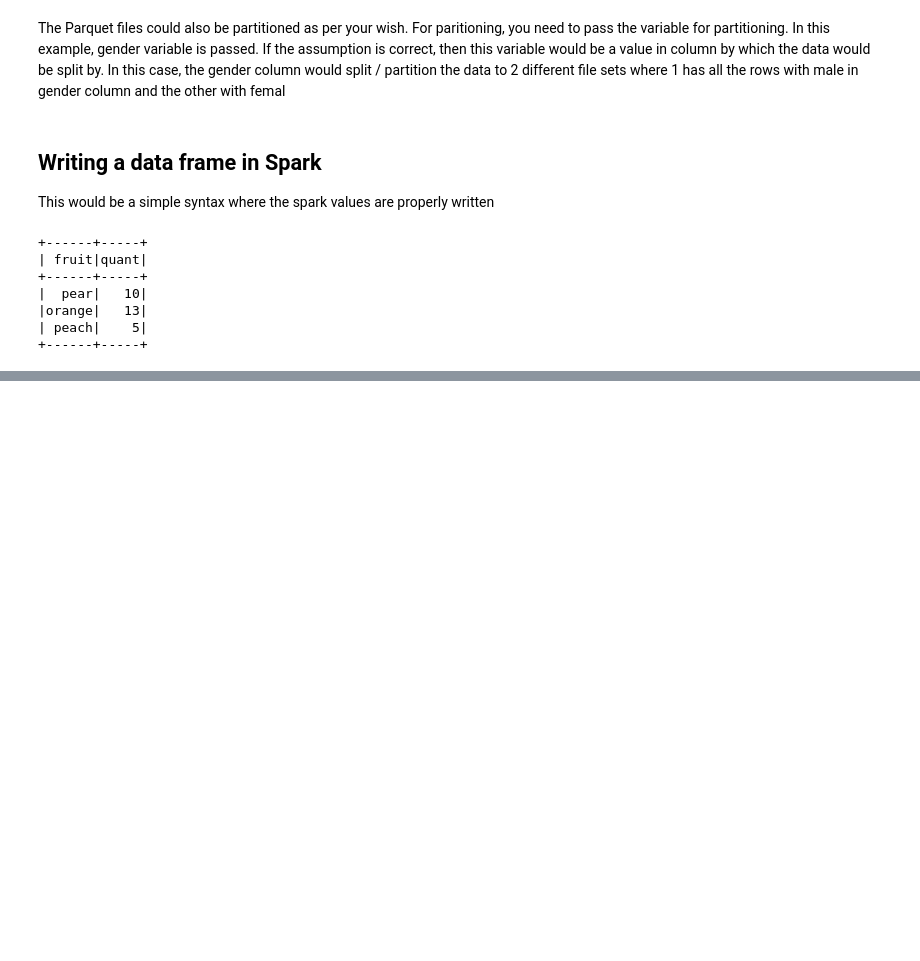
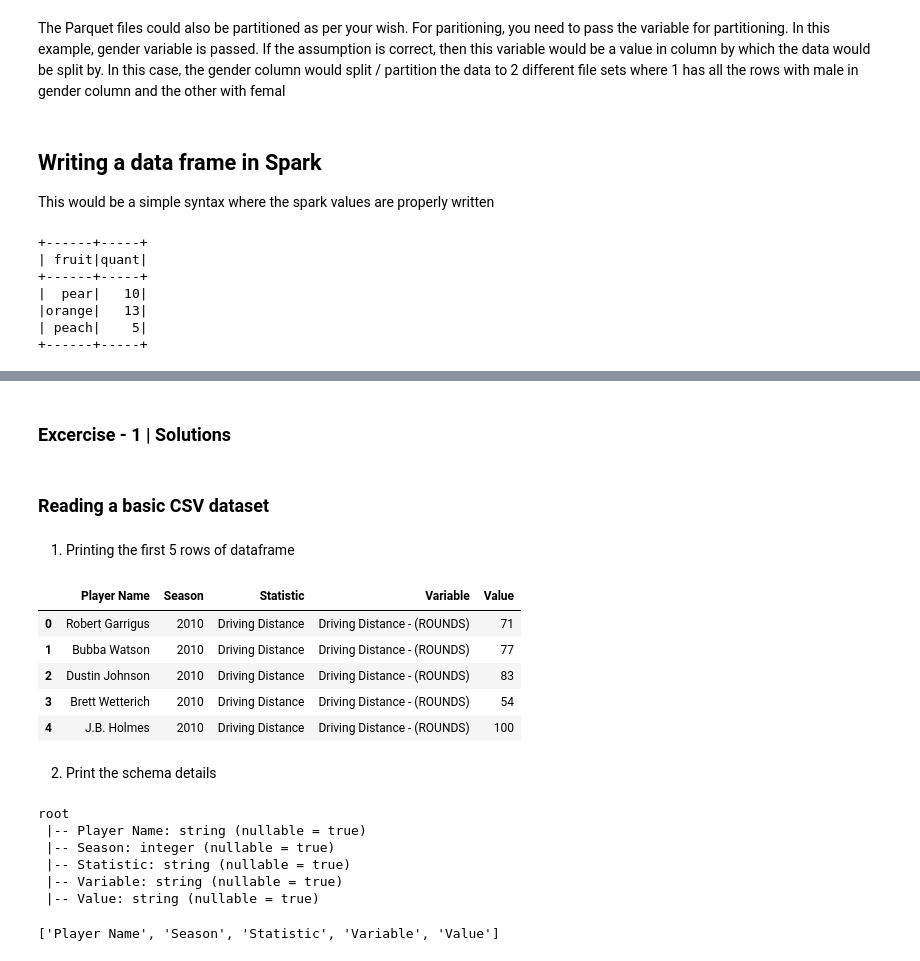
Before and after one commit to citysiva180/PySpark_Exclusive_Learning, a Jupyter notebook: PySpark_Essentials_by_LAYLA.ipynb, the cells around one changed output, grey strips where cells are left out. Saved outputs shown, nothing was run; the diff lists cells and outputs as text; code cells hidden in the pictures; blank space fills up the shorter version.

Commit message:
Completed Excercise - 1

```diff
--- a/PySpark_Essentials_by_LAYLA.ipynb
+++ b/PySpark_Essentials_by_LAYLA.ipynb
@@ -432,0 +446,32 @@ df.show()
+# %% [markdown]
+### Excercise - 1 | Solutions
+# %% [markdown]
+### Reading a basic CSV dataset
+# %%
+pga = spark.read.csv(general_path+'pga_tour_historical.csv',inferSchema=True,header=True)
+# %% [markdown]
+1. Printing the first 5 rows of dataframe
+# %%
+pga.toPandas().head()
+# %% [output]
+|  | Player Name | Season | Statistic | Variable | Value |
+| 0 | Robert Garrigus | 2010 | Driving Distance | Driving Distance - (ROUNDS) | 71 |
+| 1 | Bubba Watson | 2010 | Driving Distance | Driving Distance - (ROUNDS) | 77 |
+| 2 | Dustin Johnson | 2010 | Driving Distance | Driving Distance - (ROUNDS) | 83 |
+| 3 | Brett Wetterich | 2010 | Driving Distance | Driving Distance - (ROUNDS) | 54 |
+| 4 | J.B. Holmes | 2010 | Driving Distance | Driving Distance - (ROUNDS) | 100 |
+# %% [markdown]
+2. Print the schema details
+# %%
+pga.printSchema()
+# %% [output]
+root
+ |-- Player Name: string (nullable = true)
+ |-- Season: integer (nullable = true)
+ |-- Statistic: string (nullable = true)
+ |-- Variable: string (nullable = true)
+ |-- Value: string (nullable = true)
+# %%
+pga.columns
+# %% [output]
+['Player Name', 'Season', 'Statistic', 'Variable', 'Value']
```
Also changed, not shown: parts of 24 cells of this notebook.
